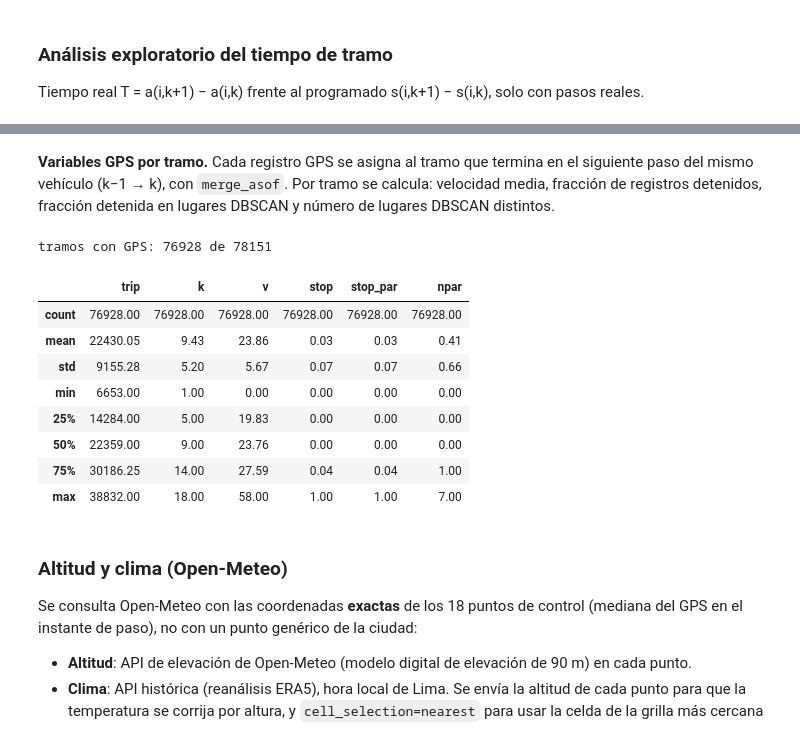
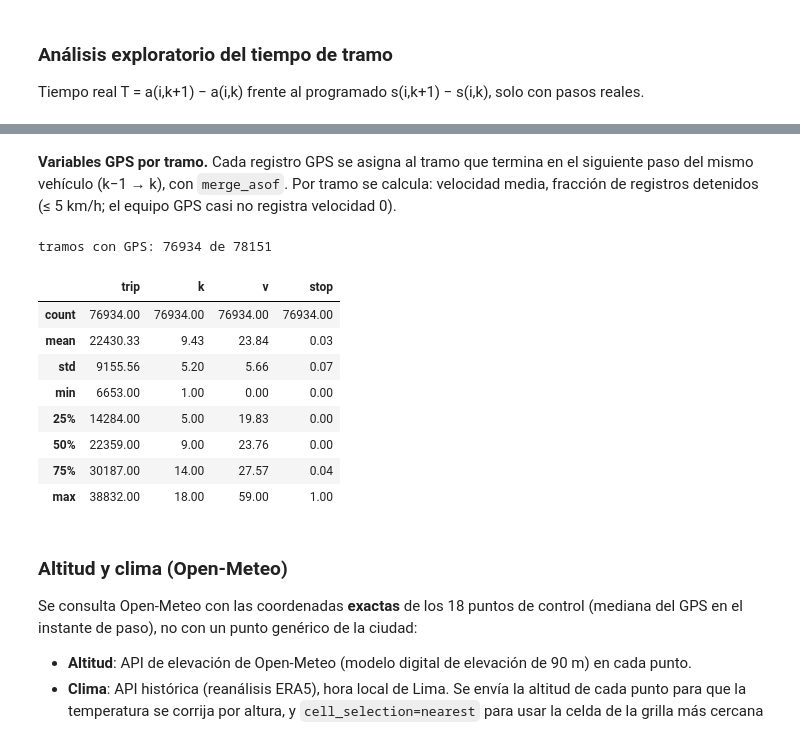
Before and after one commit to Alfredo123255/prediccion-amontonamiento-buses-cusco, a Jupyter notebook: Experimentacion.ipynb, the cells around one changed output, grey strips where cells are left out. Drawn from its saved outputs; the diff is of its cells as text; code cells hidden in the pictures.

```diff
--- a/Experimentacion.ipynb
+++ b/Experimentacion.ipynb
@@ -109,7 +114,8 @@ p.loc[bad, ["a", "delay"]] = np.nan
 # desviación del tramo k-1 -> k respecto a lo programado (= cambio de retraso)
 p["ddelay"] = p.delay - p.groupby("trip").delay.shift()
 ok = p[["delay", "ddelay"]].notna().all(axis=1)
-iso_p = IsolationForest(contamination=0.001, random_state=SEED).fit(p.loc[ok, ["delay", "ddelay"]])
+fit_p = ok & (p.date <= TRAIN_END)
+iso_p = IsolationForest(contamination=0.001, random_state=SEED).fit(p.loc[fit_p, ["delay", "ddelay"]])
 bad = pd.Series(False, index=p.index)
 bad[ok] = iso_p.predict(p.loc[ok, ["delay", "ddelay"]]) == -1
 limpieza["anomalías Isolation Forest"] = int(bad.sum())
@@ -202,7 +206,8 @@ n0 = len(m)
 m = m.drop_duplicates(["veh", "date", "time"])
 m["t"] = pd.to_timedelta(m.time).dt.total_seconds() / 60
 iso_g = IsolationForest(contamination=0.005, random_state=SEED, n_jobs=-1)
-out = iso_g.fit_predict(m[["latitude", "longitude", "speed"]]) == -1
+iso_g.fit(m.loc[m.date <= TRAIN_END, ["latitude", "longitude", "speed"]])
+out = iso_g.predict(m[["latitude", "longitude", "speed"]]) == -1
 print(f"GPS: {n0} registros, {n0 - len(m)} duplicados, {out.sum()} anomalías (Isolation Forest)")
 m = m[~out].reset_index(drop=True)
 # %% [output]
@@ -210,25 +214,0 @@ GPS: 1630431 registros, 6783 duplicados, 8104 anomalías (Isolation Forest)
-# %%
-EPS = 25 / 6_371_000   # 25 m en radianes
-stop = m[m.speed <= SLOW]
-samp = stop.sample(min(40_000, len(stop)), random_state=SEED)
-Xs = np.radians(samp[["latitude", "longitude"]].to_numpy())
-db = DBSCAN(eps=EPS, min_samples=40, metric="haversine", algorithm="ball_tree").fit(Xs)
-core, core_lab = Xs[db.core_sample_indices_], db.labels_[db.core_sample_indices_]
-# asignar todos los registros detenidos al cluster del punto núcleo más cercano (si está a < eps)
-dist, idx = BallTree(core, metric="haversine").query(np.radians(stop[["latitude", "longitude"]].to_numpy()), k=1)
-m["par"] = -1
-m.loc[stop.index, "par"] = np.where(dist[:, 0] <= EPS, core_lab[idx[:, 0]], -1)
-print(f"DBSCAN: {len(set(core_lab))} lugares de detención recurrentes; "
-      f"{(m.loc[stop.index, 'par'] >= 0).mean():.1%} de los registros detenidos cae en uno")
-centros = m[m.par >= 0].groupby("par")[["latitude", "longitude"]].median()
-centros["registros"] = m[m.par >= 0].groupby("par").size()
-centros.to_csv(RES / "paraderos_dbscan.csv")
-
-fig, ax = plt.subplots(figsize=(7, 3.5))
-bg = m.sample(60_000, random_state=SEED)
-ax.scatter(bg.longitude, bg.latitude, s=0.2, c="lightgray", rasterized=True)
-ax.scatter(centros.longitude, centros.latitude, s=np.clip(centros.registros / 50, 5, 200),
-           c="tab:red", alpha=0.6, edgecolor="k", linewidth=0.3)
-ax.set(xlabel="Longitud", ylabel="Latitud", title="Lugares de detención recurrentes (DBSCAN)")
-ax.set_aspect("equal")
-fig.tight_layout(); fig.savefig(FIG / "exp_dbscan_paraderos.png", dpi=200); plt.show()
@@ -238,31 +215,28 @@ DBSCAN: 104 lugares de detención recurrentes; 92.9% de los registros detenidos
 # %% [markdown]
 **Variables GPS por tramo.** Cada registro GPS se asigna al tramo que termina en el siguiente paso
 del mismo vehículo (k−1 → k), con `merge_asof`. Por tramo se calcula: velocidad media, fracción de
-registros detenidos, fracción detenida en lugares DBSCAN y número de lugares DBSCAN distintos.
+registros detenidos (≤ 5 km/h; el equipo GPS casi no registra velocidad 0).
 # %%
 passes = p.loc[p.a_i.notna(), ["veh", "date", "a_i", "trip", "k"]].sort_values("a_i")
 mg = pd.merge_asof(m.sort_values("t"), passes, left_on="t", right_on="a_i", by=["veh", "date"],
                    direction="forward", tolerance=60).dropna(subset=["trip"])
 mg["stop"] = mg.speed <= SLOW
-mg["stop_par"] = mg.stop & (mg.par >= 0)
-seg = mg.groupby(["trip", "k"]).agg(v=("speed", "mean"), stop=("stop", "mean"),
-                                    stop_par=("stop_par", "mean"),
-                                    npar=("par", lambda s: s[s >= 0].nunique())).reset_index()
+seg = mg.groupby(["trip", "k"]).agg(v=("speed", "mean"), stop=("stop", "mean")).reset_index()
 seg["trip"] = seg.trip.astype(p.trip.dtype)
 seg["k"] = seg.k.astype(int)
 print(f"tramos con GPS: {len(seg)} de {p.a_i.notna().sum()}")
 seg.describe().round(2)
 # %% [output]
-tramos con GPS: 76928 de 78151
+tramos con GPS: 76934 de 78151
-|  | trip | k | v | stop | stop_par | npar |
-| count | 76928.00 | 76928.00 | 76928.00 | 76928.00 | 76928.00 | 76928.00 |
-| mean | 22430.05 | 9.43 | 23.86 | 0.03 | 0.03 | 0.41 |
-| std | 9155.28 | 5.20 | 5.67 | 0.07 | 0.07 | 0.66 |
-| min | 6653.00 | 1.00 | 0.00 | 0.00 | 0.00 | 0.00 |
-| 25% | 14284.00 | 5.00 | 19.83 | 0.00 | 0.00 | 0.00 |
-| 50% | 22359.00 | 9.00 | 23.76 | 0.00 | 0.00 | 0.00 |
-| 75% | 30186.25 | 14.00 | 27.59 | 0.04 | 0.04 | 1.00 |
-| max | 38832.00 | 18.00 | 58.00 | 1.00 | 1.00 | 7.00 |
+|  | trip | k | v | stop |
+| count | 76934.00 | 76934.00 | 76934.00 | 76934.00 |
+| mean | 22430.33 | 9.43 | 23.84 | 0.03 |
+| std | 9155.56 | 5.20 | 5.66 | 0.07 |
+| min | 6653.00 | 1.00 | 0.00 | 0.00 |
+| 25% | 14284.00 | 5.00 | 19.83 | 0.00 |
+| 50% | 22359.00 | 9.00 | 23.76 | 0.00 |
+| 75% | 30187.00 | 14.00 | 27.57 | 0.04 |
+| max | 38832.00 | 18.00 | 59.00 | 1.00 |
 # %% [markdown]
 ### Altitud y clima (Open-Meteo)
 
```
Also changed, not shown: parts of 25 cells of this notebook, 21 other files.
